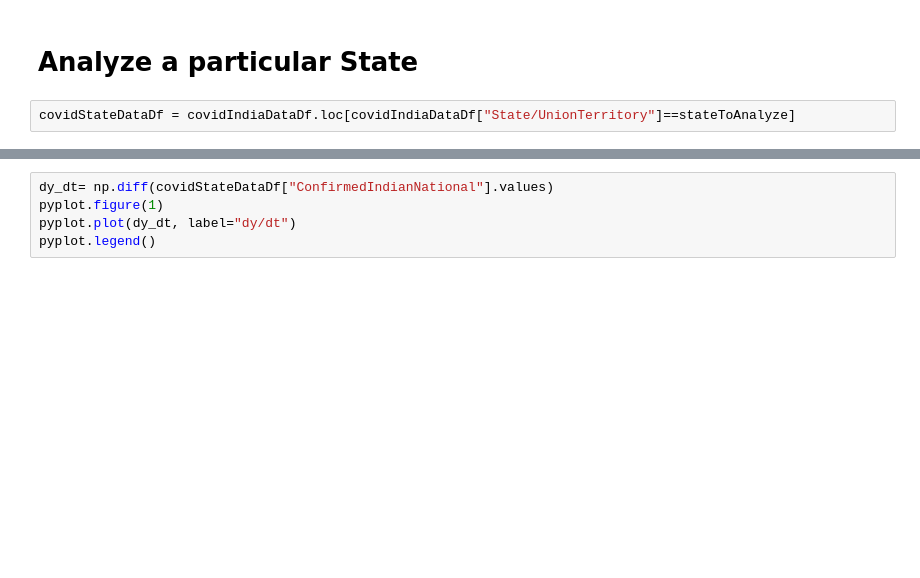
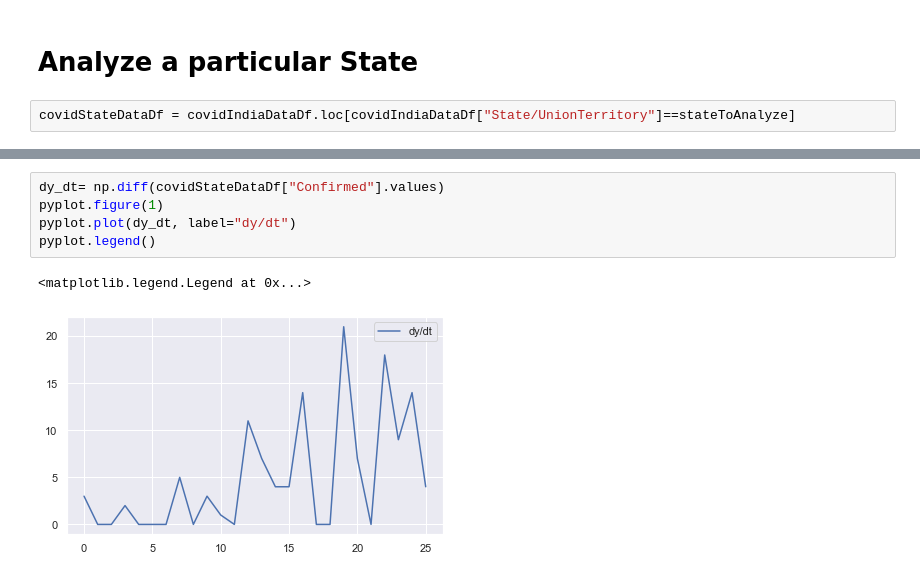
Before and after one commit to baladutt/modeling-epidemics-COVID-19, a Jupyter notebook: Visualize-Analyze-Current-State.ipynb, the cells around one changed output, grey strips where cells are left out. Drawn from its saved outputs; the diff is of its cells as text; blank space fills up the shorter version.

```diff
--- a/Visualize-Analyze-Current-State.ipynb
+++ b/Visualize-Analyze-Current-State.ipynb
@@ -270,8 +296,11 @@ pyplot.legend()
 # %%
-dy_dt= np.diff(covidStateDataDf["ConfirmedIndianNational"].values)
+dy_dt= np.diff(covidStateDataDf["Confirmed"].values)
 pyplot.figure(1)
 pyplot.plot(dy_dt, label="dy/dt")
 pyplot.legend()
+# %% [output]
+<matplotlib.legend.Legend at 0x...>
+[figure, added]
 # %%
 d2y_dt2= np.diff(dy_dt)
 pyplot.figure(1)
```
Also changed, not shown: parts of 9 cells of this notebook, 11 other files.
